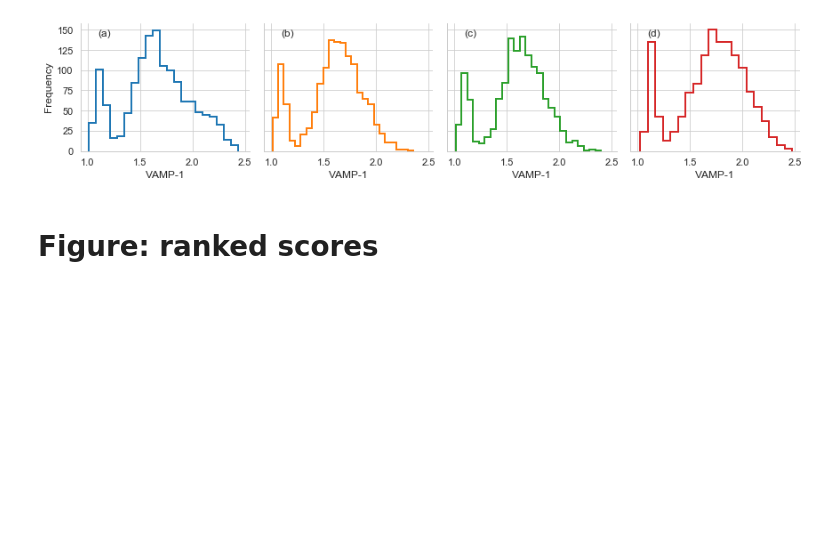
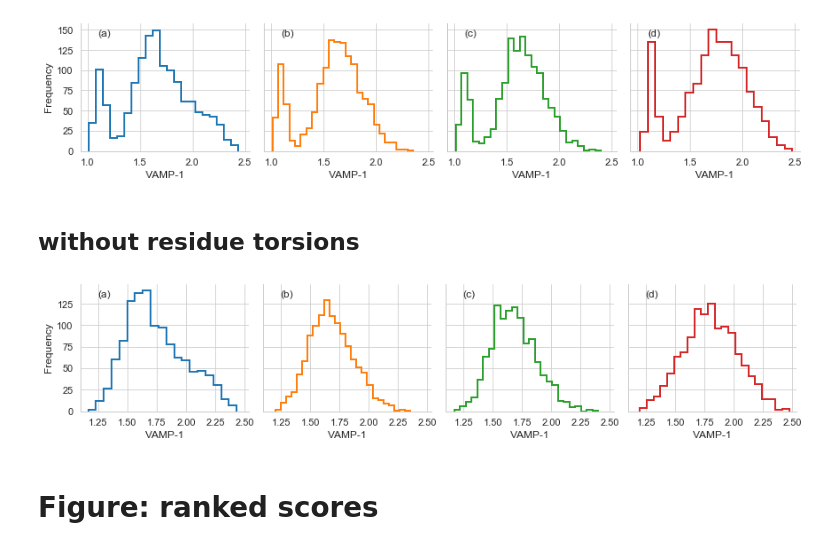
Before and after one commit to RobertArbon/optimize-fs-peptide, a Jupyter notebook: results_summary_figures_tables.ipynb, the cells around one changed output. Cells and saved outputs as stored; diff of their text form; code cells hidden in the pictures; blank space fills up the shorter version.

Commit message:
in results_summary_figures_tables re-ran results without chi torsions to check low score values

```diff
--- a/results_summary_figures_tables.ipynb
+++ b/results_summary_figures_tables.ipynb
@@ -109,6 +110,26 @@ with sns.plotting_context('paper', font_scale=1.25):
     plt.savefig('figures/score_method_distribution.png', bbox_inches='tight')
 # %% [output]
 [figure]
+# %% [markdown]
+## without residue torsions
+# %%
+with sns.plotting_context('paper', font_scale=1.25):
+    # Select sample
+    sns.set_style('whitegrid')
+    g = sns.FacetGrid(data=df.loc[~df['basis'].isin(['tor_chi']), :], col='method', hue='method')
+    g.map(sns.distplot, 'mean_test_score', hist=True, norm_hist=False,
+          hist_kws={'histtype': 'step', 'linewidth': 2, 'alpha': 1},
+          kde=False)
+    g.set(xlabel='VAMP-1')
+    g.axes[0][0].set_ylabel('Frequency')
+    # use this for presentation
+#     g.set_titles('{col_name}')
+    g.set_titles('')
+    for i, ax in enumerate(g.axes.flatten()):
+        ax.annotate(s='({})'.format(list('abcdefg')[i]), xy=(0.1, 0.9), xycoords='axes fraction')
+    plt.savefig('figures/score_method_distribution_no_chi_tor.png', bbox_inches='tight')
+# %% [output]
+[figure, added]
 # %% [markdown]
 # Figure: ranked scores
 # %%
```
Also changed, not shown: parts of 1 cell of this notebook.
